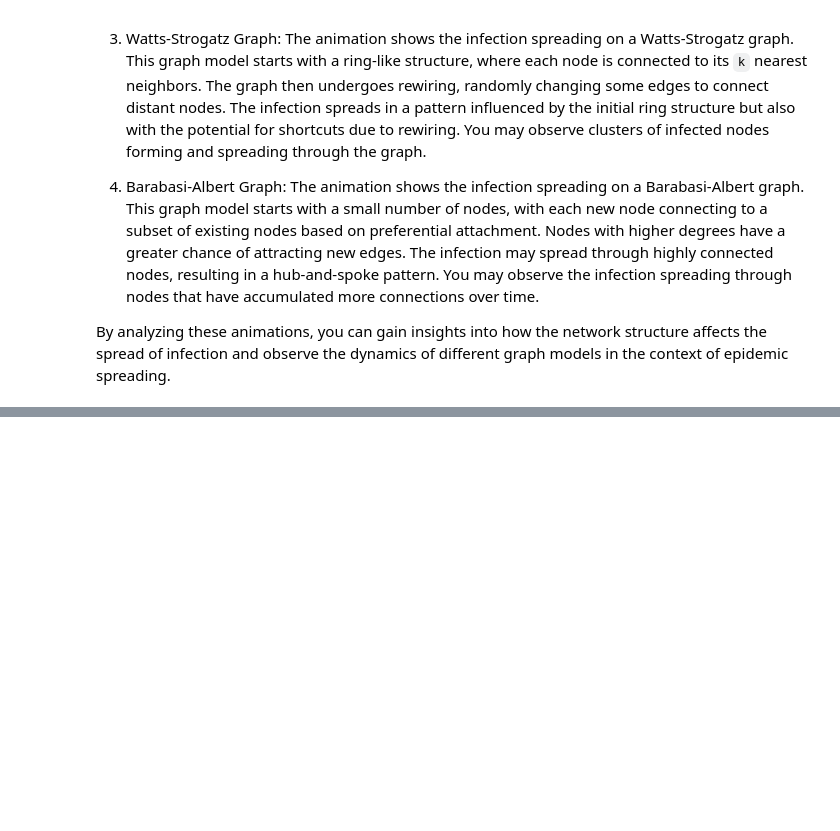
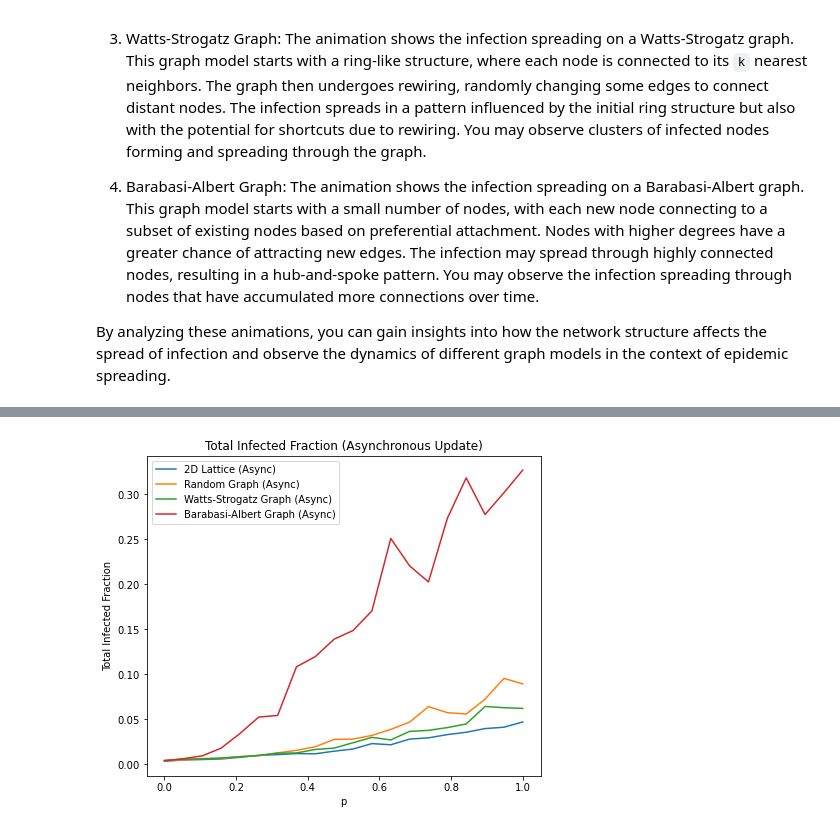
Before and after one commit to Ihorkostiuk01/Diffusion_Processes, a Jupyter notebook: lab_5.ipynb, the cells around one changed output, grey strips where cells are left out. Drawn from its saved outputs; the diff is of its cells as text; code cells hidden in the pictures; blank space fills up the shorter version.

```diff
--- a/lab_5.ipynb
+++ b/lab_5.ipynb
@@ -608,0 +660,100 @@ By analyzing these animations, you can gain insights into how the network struct
+# %%
+import networkx as nx
+import numpy as np
+import matplotlib.pyplot as plt
+
+def simulate_SIR_async(graph, p, num_simulations):
+    """
+    Simulate the SIR model on a network using the asynchronous update scheme.
+
+    Args:
+        graph (networkx.Graph): The input graph.
+        p (float): Probability of infection transmission.
+        num_simulations (int): Number of simulations to run.
+
+    Returns:
+        float: Mean fraction of total infected nodes.
+
+    """
+    num_nodes = len(graph.nodes)
+    total_infected_fraction = np.zeros(num_simulations)
+
+    for sim in range(num_simulations):
+        infected = set()
+        infected.add(np.random.choice(list(graph.nodes)))  # Select a random node to begin infection
+
+        susceptible = set(graph.nodes) - infected
+        recovered = set()
+
+        for _ in range(num_nodes):
+            u = np.random.choice(list(graph.nodes))  # Pick a random node
+
+            if u in infected:
+                for v in graph.neighbors(u):
+                    if v in susceptible and np.random.random() < p:
+                        infected.add(v)
+                        susceptible.remove(v)
+
+                infected.remove(u)
+                recovered.add(u)
+
+        total_infected_fraction[sim] = len(infected) / num_nodes
+
+    return np.mean(total_infected_fraction)
+
+# Network parameters
+num_nodes = 100
+num_simulations = 100
+p_values = np.linspace(0, 1, 20)
+
+# (a) Simulate the model on a 2D lattice
+lattice = nx.grid_2d_graph(10, 10)
+lattice_1d = nx.convert_node_labels_to_integers(lattice, ordering='sorted')  # Convert to a 1D graph
+infected_fraction_lattice_async = []
+
+for p in p_values:
+    infected_fraction = simulate_SIR_async(lattice_1d, p, num_simulations)
+    infected_fraction_lattice_async.append(infected_fraction)
+
+# (b) Simulate the model on a random graph
+random_graph = nx.gnm_random_graph(num_nodes, 200)  # 100 nodes, 200 edges
+infected_fraction_random_async = []
+
+for p in p_values:
+    infected_fraction = simulate_SIR_async(random_graph, p, num_simulations)
+    infected_fraction_random_async.append(infected_fraction)
+
+# (c) Simulate the model on a Watts-Strogatz graph
+watts_strogatz_graph = nx.watts_strogatz_graph(num_nodes, 4, 0.3)
+infected_fraction_ws_async = []
+
+for p in p_values:
+    infected_fraction = simulate_SIR_async(watts_strogatz_graph, p, num_simulations)
+    infected_fraction_ws_async.append(infected_fraction)
+
+# (d) Simulate the model on a Barabasi-Albert graph
+barabasi_albert_graph = nx.barabasi_albert_graph(num_nodes, 5)
+infected_fraction_ba_async = []
+
+for p in p_values:
+    infected_fraction = simulate_SIR_async(barabasi_albert_graph, p, num_simulations)
+    infected_fraction_ba_async.append(infected_fraction)
+
+# Plot the results
+plt.figure(figsize=(12, 10))
+
+# Total Infected Fraction (Asynchronous Update)
+plt.subplot(2, 2, 1)
+plt.plot(p_values, infected_fraction_lattice_async, label='2D Lattice (Async)')
+plt.plot(p_values, infected_fraction_random_async, label='Random Graph (Async)')
+plt.plot(p_values, infected_fraction_ws_async, label='Watts-Strogatz Graph (Async)')
+plt.plot(p_values, infected_fraction_ba_async, label='Barabasi-Albert Graph (Async)')
+plt.xlabel('p')
+plt.ylabel('Total Infected Fraction')
+plt.title('Total Infected Fraction (Asynchronous Update)')
+plt.legend()
+
+plt.tight_layout()
+plt.show()
+# %% [output]
+[figure, added]
```
Also changed, not shown: parts of 6 cells of this notebook.
